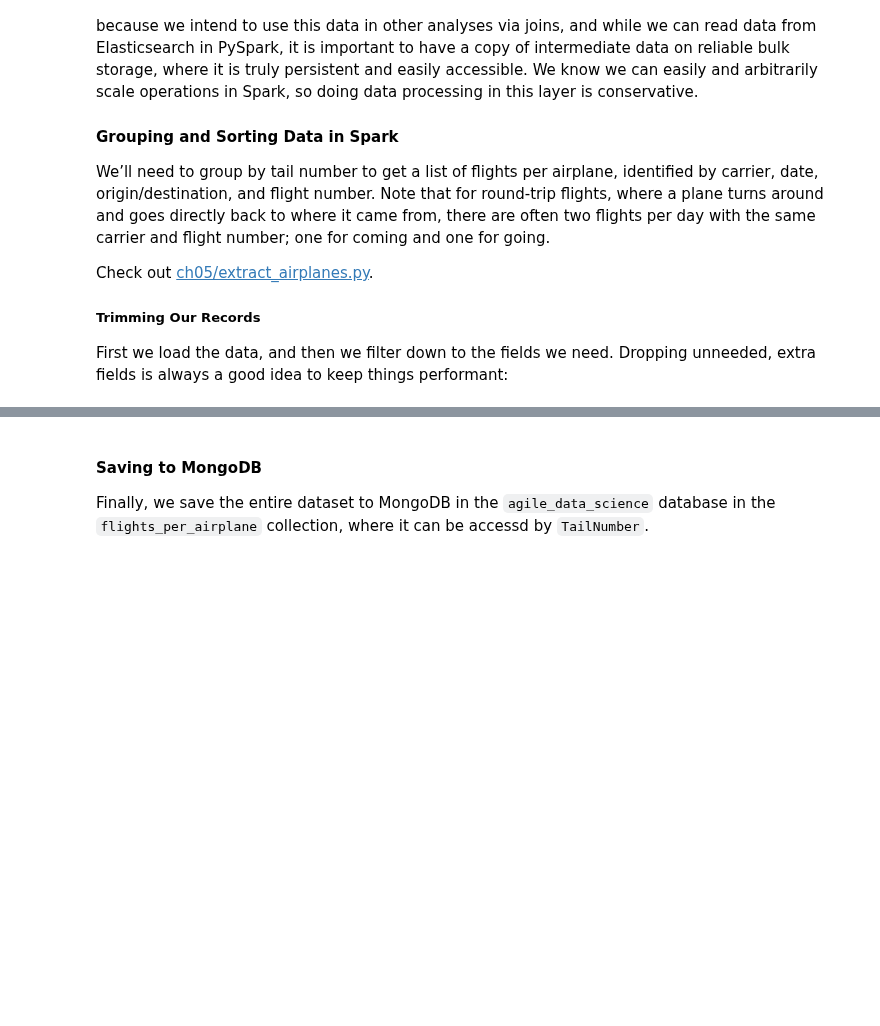
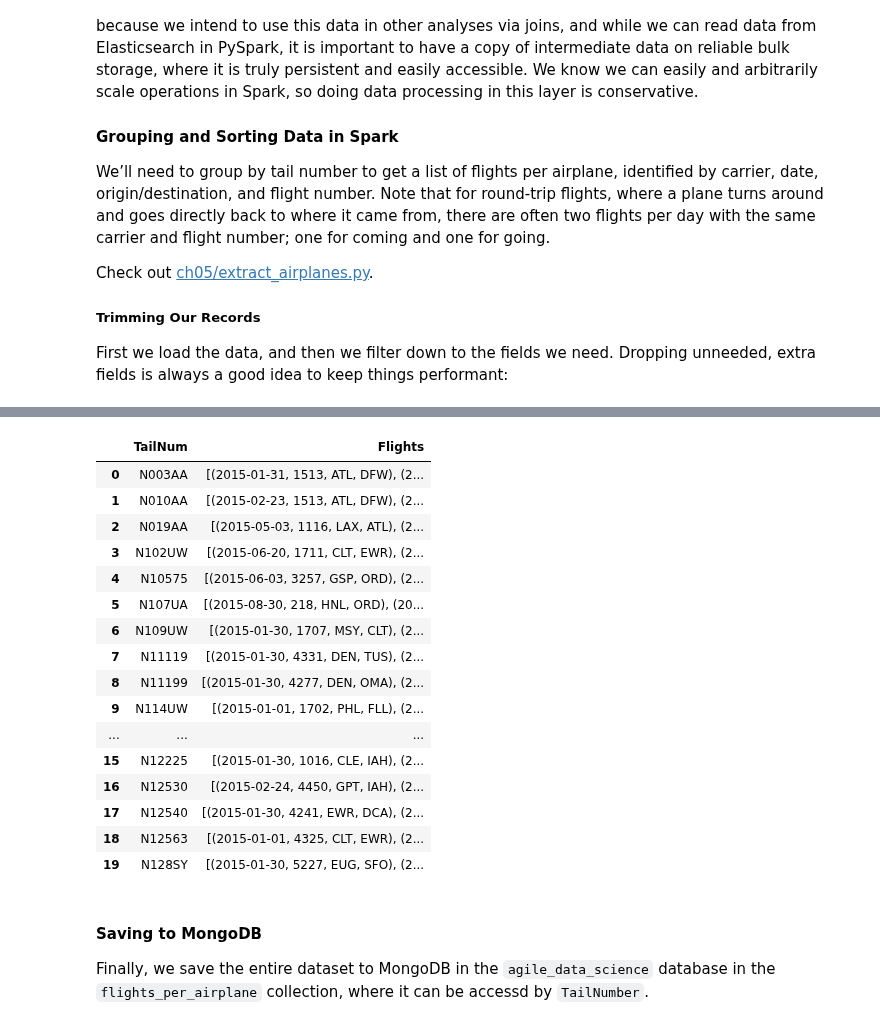
Before and after one commit to vineyshar/Agile_Data_Code_2, a Jupyter notebook: ch05/Visualizing_Data_with_Charts_and_Tables.ipynb, the cells around one changed output, grey strips where cells are left out. Saved outputs shown, nothing was run; the diff lists cells and outputs as text; code cells hidden in the pictures; blank space fills up the shorter version.

```diff
--- a/ch05/Visualizing_Data_with_Charts_and_Tables.ipynb
+++ b/ch05/Visualizing_Data_with_Charts_and_Tables.ipynb
@@ -613,23 +670,41 @@ Here we combine the above lines of code into one piece and execute it. Note that
 # %%
 # # In RDDs: group flights by tail number, sorted by flight number, date, then origin/dest
 # flights_per_airplane = flights\
 #   .map(lambda record: (record['TailNum'], [record]))\
 #   .reduceByKey(lambda a, b: a + b)\
 #   .map(lambda tuple:
 #       {
 #         'TailNum': tuple[0],
 #         'Flights': sorted(tuple[1], key=lambda x: (x['FlightDate'], x['FlightNum'], x['Origin'], x['Dest']))
 #       }
 #     )
 # flights_per_airplane.first()
 
 # Using DataFrames - computing the same
 flights_per_airplane_df = flights_df.groupBy("TailNum").agg(
-    F.collect_list(F.struct("FlightDate", "FlightNum", "Origin", "Dest")).alias("Flights")
+    F.slice(F.collect_list(F.struct("FlightDate", "FlightNum", "Origin", "Dest")), 1, 100).alias("Flights")
 )
 # flights_per_airplane_df = flights_per_airplane_df
 
 flights_per_airplane_df.limit(20).toPandas()
+# %% [output]
+|  | TailNum | Flights |
+| 0 | N003AA | [(2015-01-31, 1513, ATL, DFW), (2... |
+| 1 | N010AA | [(2015-02-23, 1513, ATL, DFW), (2... |
+| 2 | N019AA | [(2015-05-03, 1116, LAX, ATL), (2... |
+| 3 | N102UW | [(2015-06-20, 1711, CLT, EWR), (2... |
+| 4 | N10575 | [(2015-06-03, 3257, GSP, ORD), (2... |
+| 5 | N107UA | [(2015-08-30, 218, HNL, ORD), (20... |
+| 6 | N109UW | [(2015-01-30, 1707, MSY, CLT), (2... |
+| 7 | N11119 | [(2015-01-30, 4331, DEN, TUS), (2... |
+| 8 | N11199 | [(2015-01-30, 4277, DEN, OMA), (2... |
+| 9 | N114UW | [(2015-01-01, 1702, PHL, FLL), (2... |
+| ... | ... | ... |
+| 15 | N12225 | [(2015-01-30, 1016, CLE, IAH), (2... |
+| 16 | N12530 | [(2015-02-24, 4450, GPT, IAH), (2... |
+| 17 | N12540 | [(2015-01-30, 4241, EWR, DCA), (2... |
+| 18 | N12563 | [(2015-01-01, 4325, CLT, EWR), (2... |
+| 19 | N128SY | [(2015-01-30, 5227, EUG, SFO), (2... |
 # %% [markdown]
 #### Saving to MongoDB
 
```
Also changed, not shown: parts of 3 cells of this notebook.
